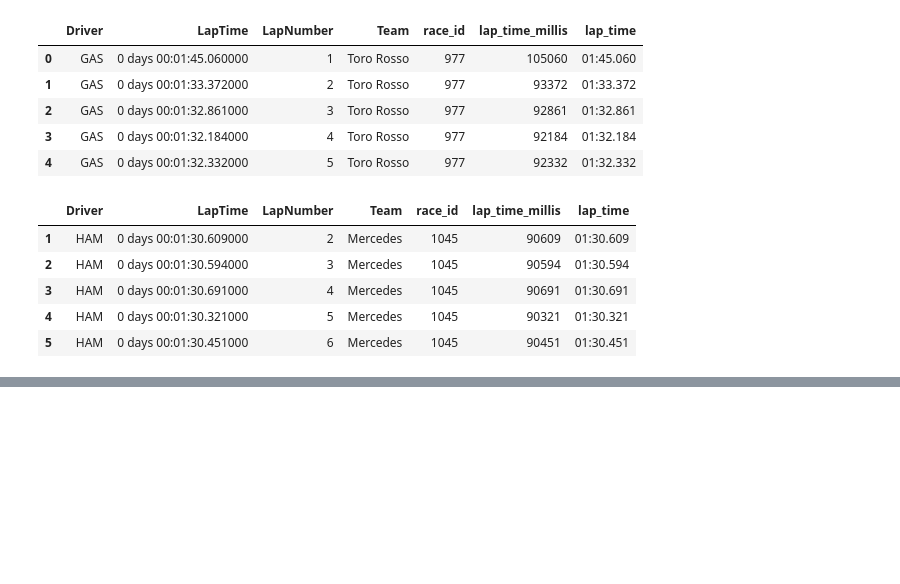
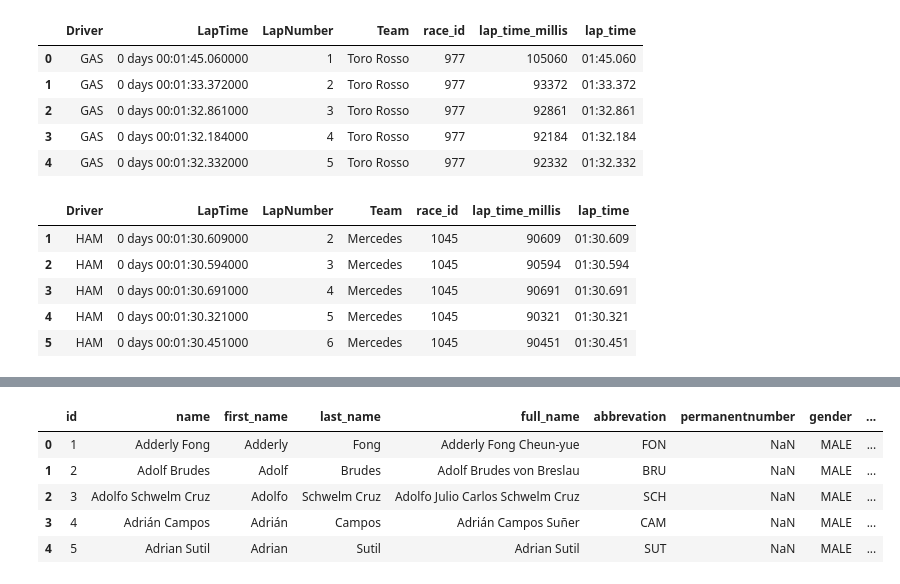
Before and after one commit to zagrebelnio/F1-Championship-Data-Analysis, a Jupyter notebook: storage/scripts/lap_times.ipynb, the cells around one changed output, grey strips where cells are left out. Cells and saved outputs as stored; diff of their text form; code cells hidden in the pictures; blank space fills up the shorter version.

Commit message:
feat: get drivers data

```diff
--- a/storage/scripts/lap_times.ipynb
+++ b/storage/scripts/lap_times.ipynb
@@ -269,0 +272,17 @@ sprint_lap_times_df.head()
+# %%
+def get_drivers():
+    with engine.connect() as connection:
+        result = connection.execute(text(f"SELECT * FROM drivers"))
+        data = result.fetchall()
+        columns = result.keys()
+        return pd.DataFrame(data, columns=columns)
+# %%
+drivers_df = get_drivers()
+drivers_df.head()
+# %% [output]
+|  | id | name | first_name | last_name | full_name | abbrevation | permanentnumber | gender | ... |
+| 0 | 1 | Adderly Fong | Adderly | Fong | Adderly Fong Cheun-yue | FON | NaN | MALE | ... |
+| 1 | 2 | Adolf Brudes | Adolf | Brudes | Adolf Brudes von Breslau | BRU | NaN | MALE | ... |
+| 2 | 3 | Adolfo Schwelm Cruz | Adolfo | Schwelm Cruz | Adolfo Julio Carlos Schwelm Cruz | SCH | NaN | MALE | ... |
+| 3 | 4 | Adrián Campos | Adrián | Campos | Adrián Campos Suñer | CAM | NaN | MALE | ... |
+| 4 | 5 | Adrian Sutil | Adrian | Sutil | Adrian Sutil | SUT | NaN | MALE | ... |
```
Also changed, not shown: parts of 1 cell of this notebook.
